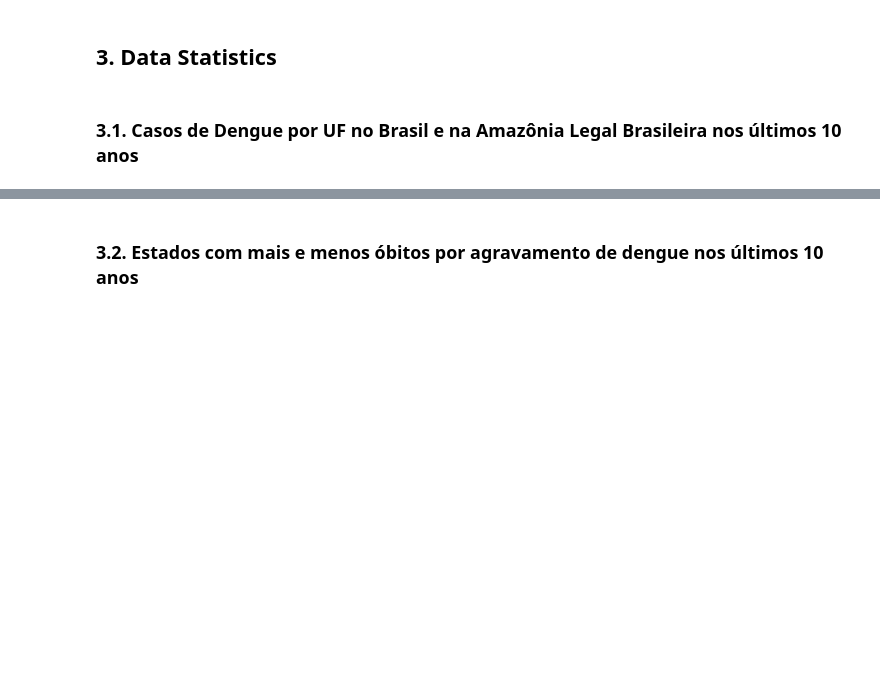
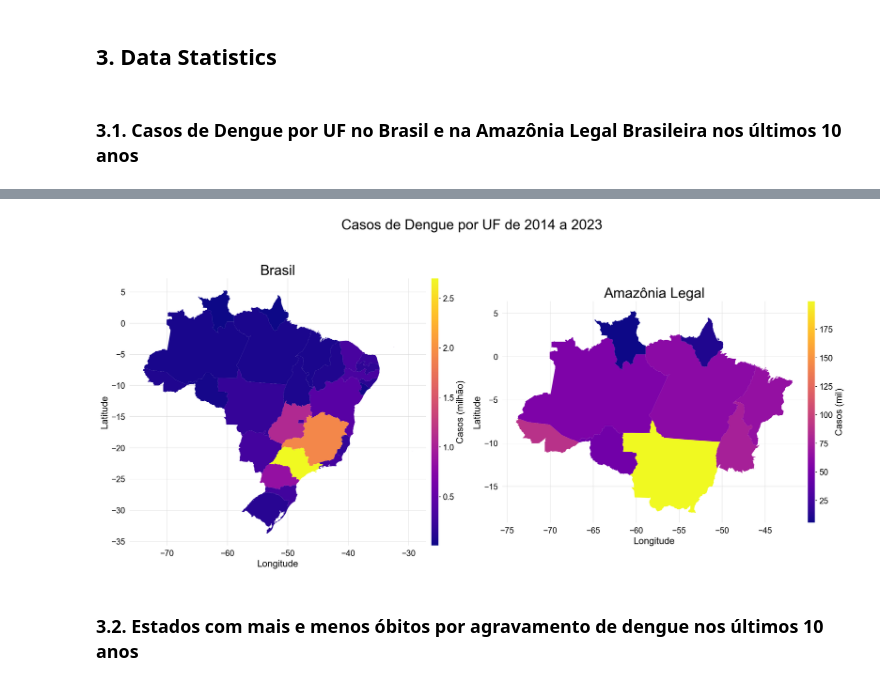
Before and after one commit to caiocasagrande/dengue_analysis, a Jupyter notebook: notebooks/dengue_analysis_UF_BR.ipynb, the cells around one changed output, grey strips where cells are left out. Drawn from its saved outputs; the diff is of its cells as text; code cells hidden in the pictures; blank space fills up the shorter version.

```diff
--- a/notebooks/dengue_analysis_UF_BR.ipynb
+++ b/notebooks/dengue_analysis_UF_BR.ipynb
@@ -151,5 +153,5 @@ df_pop_uf = pd.read_csv('../data/interim/uf_populacao.csv')
 # %%
 # GeoDataFrame UF Brasil
-gdf_uf = gpd.read_file('../data/interim/uf_brasil.geojson')
+gdf = gpd.read_file('../data/interim/uf_brasil.geojson')
 # %% [markdown]
 ## 1. Data Preparation
@@ -218,2 +346,49 @@ plt.tight_layout()
+# %%
+# Data manipulation
+aux1 = df_casos[df_casos['ano'].isin(range(2014, 2024))].groupby(['nome_uf', 'id_uf'])\
+            .sum().reset_index().sort_values(by='casos', ascending=False)
+aux2 = aux1[aux1['nome_uf'].isin(nome_alb)]
+
+aux1['casos'] = aux1['casos'] / 1000000
+aux2['casos'] = aux2['casos'] / 1000
+
+aux1 = aux1.merge(gdf, on='id_uf')
+aux2 = aux2.merge(gdf, on='id_uf')
+
+aux1 = gpd.GeoDataFrame(aux1[['nome_uf', 'id_uf', 'casos', 'geometry']], geometry=aux1.geometry)
+aux2 = gpd.GeoDataFrame(aux2[['nome_uf', 'id_uf', 'casos', 'geometry']], geometry=aux2.geometry)
+
+# Figure
+fig, axes = plt.subplots(1, 2)
+
+# Plot 1
+ax1 = aux1.plot(ax=axes[0], column='casos', cmap='plasma', legend=False)
+
+# Customize 1
+ax1 = set_plot(ax1, 'Brasil', 'Longitude', 'Latitude')
+
+# Legend 1
+div   = make_axes_locatable(axes[0])
+cax1  = div.append_axes('right', size='2.5%', pad=0)
+cbar1 = fig.colorbar(axes[0].collections[0], cax=cax1)
+cbar1 = cbar1.set_label('Casos (milhão)', color='black')
+
+# Plot 2
+ax2 = aux2.plot(ax=axes[1], column='casos', cmap='plasma', legend=False)
+
+# Customize 2
+ax2 = set_plot(ax2, 'Amazônia Legal', 'Longitude', 'Latitude')
+
+# Legend 2
+div   = make_axes_locatable(axes[1])
+cax2  = div.append_axes('right', size='2.5%', pad=0)
+cbar2 = fig.colorbar(axes[1].collections[0], cax=cax2)
+cbar2 = cbar2.set_label('Casos (mil)', color='black')
+
+# Figure update
+plt.suptitle('Casos de Dengue por UF de 2014 a 2023')
+plt.tight_layout()
+# %% [output]
+[figure, added]
 # %% [markdown]
 ### 3.2. Estados com mais e menos óbitos por agravamento de dengue nos últimos 10 anos
```
Also changed, not shown: parts of 23 cells of this notebook.
